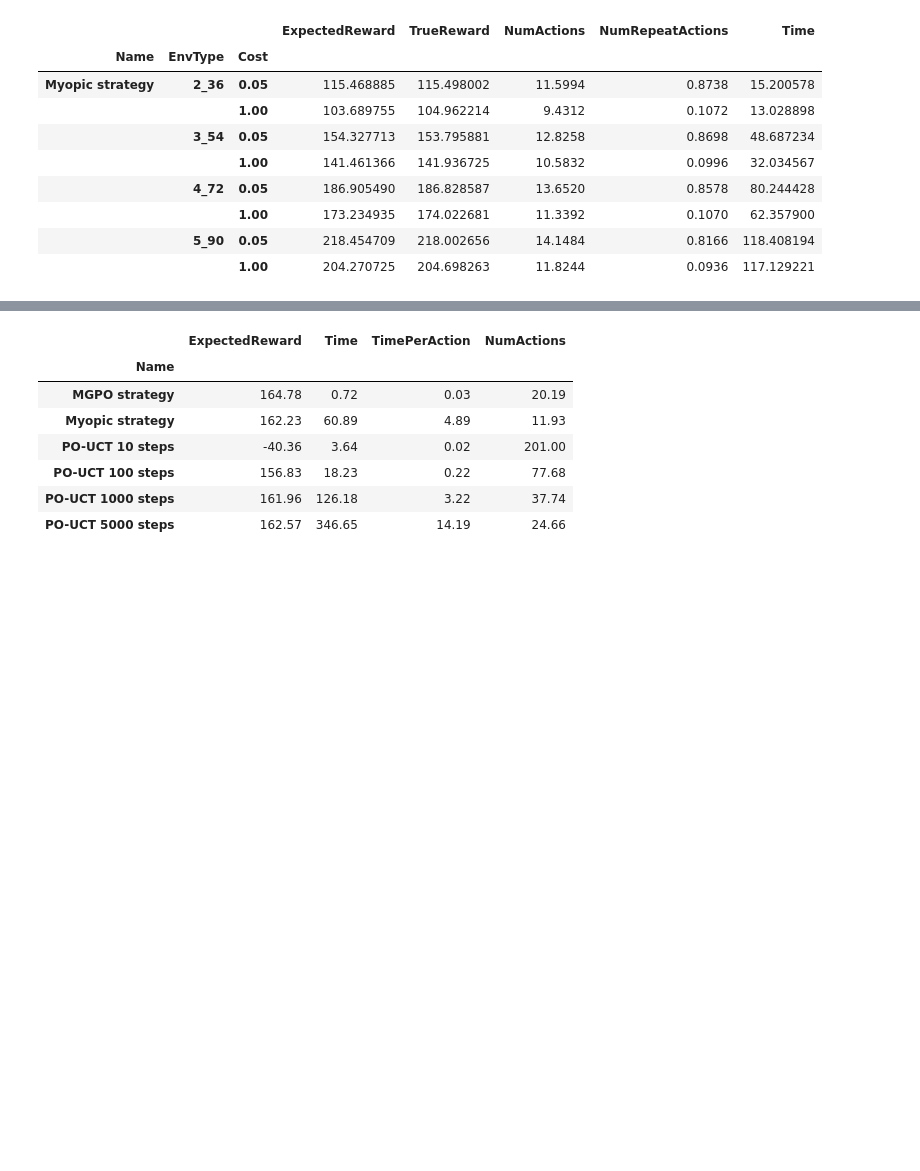
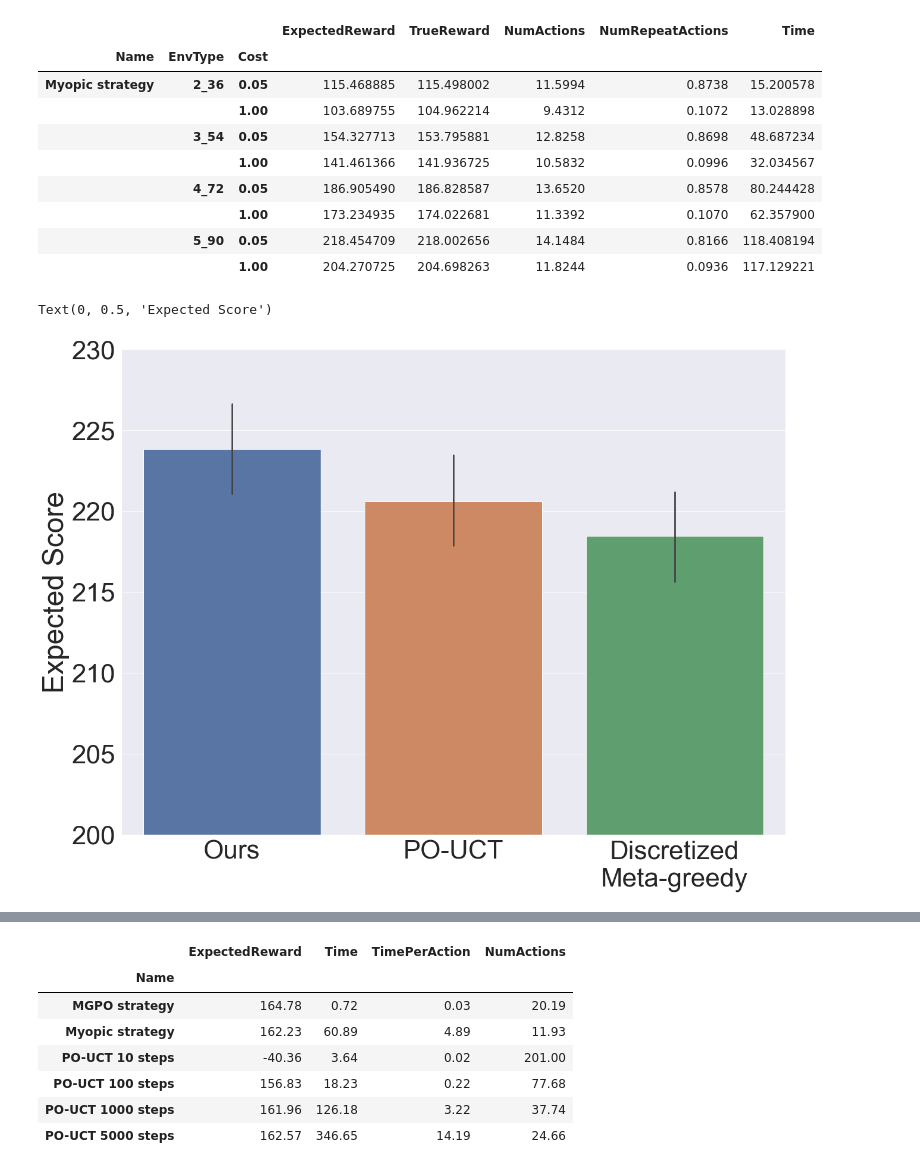
Before and after one commit to RationalityEnhancementGroup/MGPO-SSD, a Jupyter notebook: simulation_data_analysis.ipynb, the cells around one changed output, grey strips where cells are left out. Drawn from its saved outputs; the diff is of its cells as text; code cells hidden in the pictures; blank space fills up the shorter version.

```diff
--- a/simulation_data_analysis.ipynb
+++ b/simulation_data_analysis.ipynb
@@ -85,3 +85,38 @@ df_group
 |  |  | 1.00 | 204.270725 | 204.698263 | 11.8244 | 0.0936 | 117.129221 |
 # %%
 df = pd.concat([df_pouct, df_myopic, df_dp])
+# %%
+# Raw data
+df_pouct = parse(path="./data/simulation_results/po_uct_evaluation")
+df_pouct = df_pouct.loc[df_pouct["EnvSeed"]<5000]
+duplicates = df_pouct.duplicated(keep="first", subset=["EnvSeed", "EnvType", "Cost", "Steps"])
+assert sum(duplicates) == 0
+assert len(df_pouct) == 5000 * 4 * 2 * 4 # Seeds * Env * Cost * Steps
+df_pouct["Name"] = df_pouct.apply(lambda x: f"PO-UCT {x['Steps']} steps", axis=1)
+df_pouct = df_pouct[(df_pouct["EnvType"]=="5_90") & (df_pouct["Name"]=="PO-UCT 1000 steps") & (df_pouct["Cost"]==0.05)]
+df_pouct["Name"] = "PO-UCT"
+
+df_myopic = parse(path="./data/simulation_results/mgpo_evaluation")
+df_myopic["Name"] = "Ours"
+df_myopic["EnvType"] = df_myopic["EnvType"].apply(lambda x: env_type_conversion[x])
+df_myopic = df_myopic[(df_myopic["Cost"]==0.05) & (df_myopic["EnvType"]=="5_90")]
+
+df_dp = parse(path="./data/simulation_results/mg_evaluation")
+df_dp["Name"] = "Discretized\nMeta-greedy"
+df_dp = df_dp[(df_dp["Cost"]==0.05) & (df_dp["EnvType"]=="5_90")]
+
+assert len(df_pouct) == len(df_dp) == len(df_myopic)
+df_plot = pd.concat([df_myopic, df_pouct, df_dp])
+# %%
+sns.set(rc={'figure.figsize':(20,15)})
+sns.set(font_scale=4)
+
+g= sns.barplot(x = "Name", y = "ExpectedReward", data=df_plot)
+
+g.set_title("")
+g.set_xlabel("")
+g.set_ylim((200, 230))
+g.set_ylabel("Expected Score")
+# %% [output]
+Text(0, 0.5, 'Expected Score')
+[figure, added]
```
Also changed, not shown: parts of 1 cell of this notebook, 5 other files.
